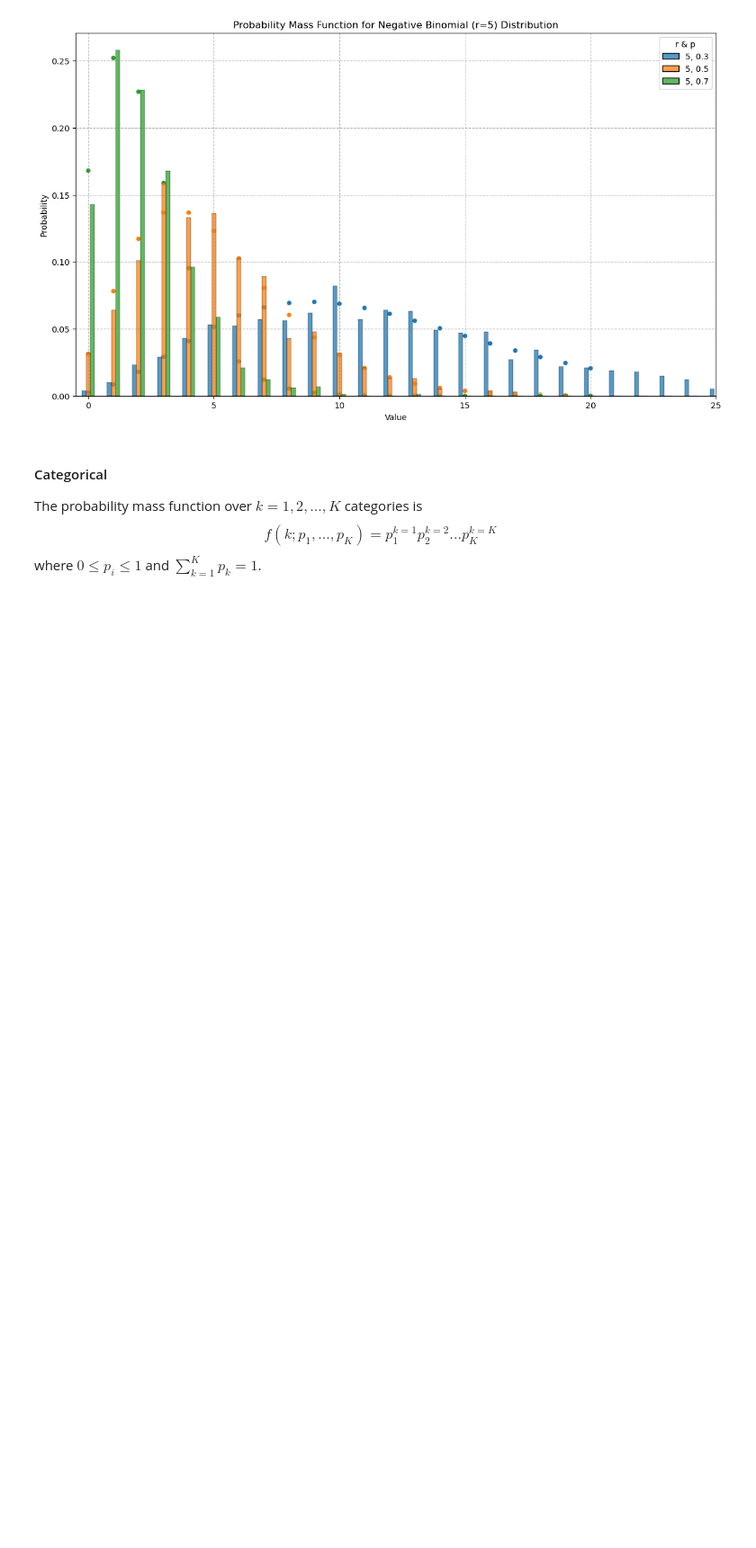
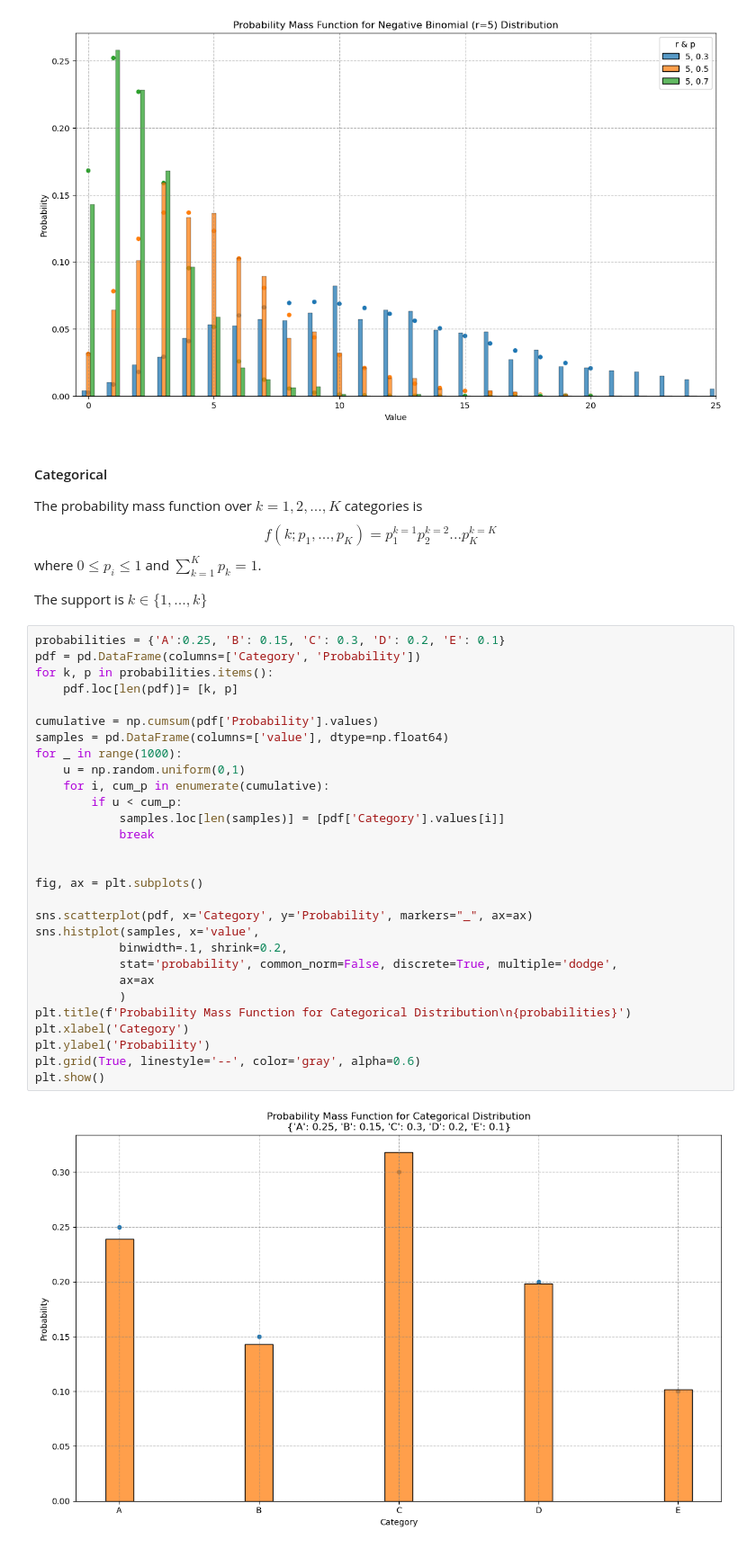
Before and after one commit to ds4e/understanding_uncertainty_assignments, a Jupyter notebook: assignment_6/exercies_6.ipynb, the cells around one changed output. Shown at 90% size. Drawn from its saved outputs; the diff is of its cells as text; blank space fills up the shorter version.

Commit message:
Completed categorical distribution plots

```diff
--- a/assignment_6/exercies_6.ipynb
+++ b/assignment_6/exercies_6.ipynb
@@ -262,3 +262,36 @@ $$
 f(k;p_1,...,p_K) = p_1^{k=1}p_2^{k=2}...p_K^{k=K}
 $$
 where $0 \le p_i \le 1$ and $ \sum_{k=1}^K p_k = 1$.
+
+The support is $k \in \{1, ..., k\}$
+# %%
+probabilities = {'A':0.25, 'B': 0.15, 'C': 0.3, 'D': 0.2, 'E': 0.1}
+pdf = pd.DataFrame(columns=['Category', 'Probability'])
+for k, p in probabilities.items():
+    pdf.loc[len(pdf)]= [k, p]
+
+cumulative = np.cumsum(pdf['Probability'].values)
+samples = pd.DataFrame(columns=['value'], dtype=np.float64)
+for _ in range(1000):
+    u = np.random.uniform(0,1)
+    for i, cum_p in enumerate(cumulative):
+        if u < cum_p:
+            samples.loc[len(samples)] = [pdf['Category'].values[i]]
+            break
+
+
+fig, ax = plt.subplots()
+
+sns.scatterplot(pdf, x='Category', y='Probability', markers="_", ax=ax)
+sns.histplot(samples, x='value',
+            binwidth=.1, shrink=0.2,
+            stat='probability', common_norm=False, discrete=True, multiple='dodge',
+            ax=ax
+            )
+plt.title(f'Probability Mass Function for Categorical Distribution\n{probabilities}')
+plt.xlabel('Category')
+plt.ylabel('Probability')
+plt.grid(True, linestyle='--', color='gray', alpha=0.6)
+plt.show()
+# %% [output]
+[figure, added]
```
